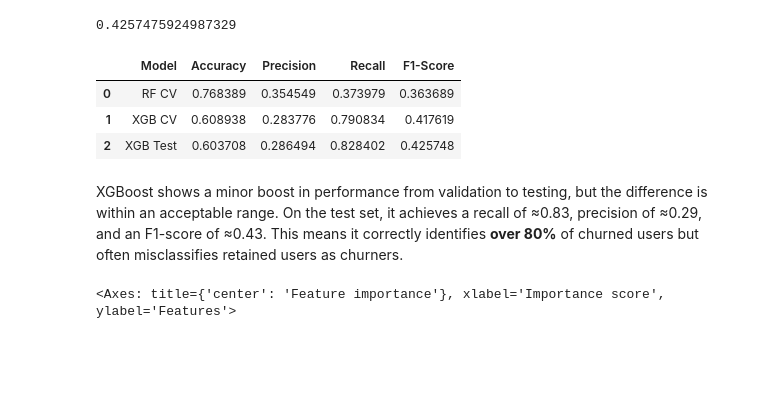
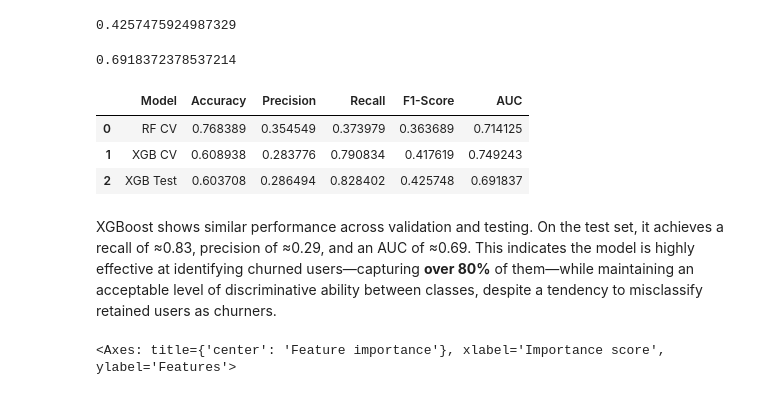
Before and after one commit to Juan-Nathan/waze-churn-prediction, a Jupyter notebook: 05_waze_tree_models.ipynb, the cells around one changed output. Saved outputs shown, nothing was run; the diff lists cells and outputs as text; code cells hidden in the pictures; blank space fills up the shorter version.

```diff
--- a/05_waze_tree_models.ipynb
+++ b/05_waze_tree_models.ipynb
@@ -349,7 +348,7 @@ param_grid = {
 }
 
 # Define a list of scoring metrics to capture
-scoring = ['accuracy', 'precision', 'recall', 'f1']
+scoring = ['accuracy', 'precision', 'recall', 'f1', 'roc_auc']
 
 # Grid search with 5-fold CV
 rf_grid = GridSearchCV(
@@ -394,14 +394,15 @@ def make_results(model_name: str, model_object, metric: str) -> pd.DataFrame:
                       Determines which metric is used to identify the best model.
 
     Returns:
-        pd.DataFrame: A single-row DataFrame with the accuracy, precision, recall, and F1 scores
+        pd.DataFrame: A single-row DataFrame with the accuracy, precision, recall, F1, and AUC scores
                       for the model with the best mean 'metric' score across all CV folds.
     '''
     metric_map = {
         'precision': 'mean_test_precision',
         'recall': 'mean_test_recall',
         'f1': 'mean_test_f1',
-        'accuracy': 'mean_test_accuracy'
+        'accuracy': 'mean_test_accuracy',
+        'roc_auc': 'mean_test_roc_auc'
     }
 
     cv_results = pd.DataFrame(model_object.cv_results_)
@@ -412,7 +413,8 @@ def make_results(model_name: str, model_object, metric: str) -> pd.DataFrame:
         'Accuracy': best_row.mean_test_accuracy,
         'Precision': best_row.mean_test_precision,
         'Recall': best_row.mean_test_recall,
-        'F1-Score': best_row.mean_test_f1
+        'F1-Score': best_row.mean_test_f1,
+        'AUC': best_row.mean_test_roc_auc,
     }])
 # %% [markdown]
 Pass the `GridSearch` object to the `make_results()` function.
@@ -428,7 +430,7 @@ Aside from the accuracy, the CV metrics aren't that good. Its recall and F1-scor
 #### XGBoost
 # %%
 # Instantiate the XGBoost classifier
-xgb = XGBClassifier(objective='binary:logistic', eval_metric='aucpr', random_state=42)
+xgb = XGBClassifier(objective='binary:logistic', random_state=42)
 
 # Define hyperparameter grid
 param_grid = {
@@ -440,7 +442,7 @@ param_grid = {
 }
 
 # Define a list of scoring metrics to capture
-scoring = ['accuracy', 'precision', 'recall', 'f1']
+scoring = ['accuracy', 'precision', 'recall', 'f1', 'roc_auc']
 
 # Grid search with 5-fold CV
 xgb_grid = GridSearchCV(
@@ -538,24 +540,31 @@ f1 = f1_score(y_test, y_preds)
 f1
 # %% [output]
 0.4257475924987329
+# %%
+# Calculate AUC
+auc = roc_auc_score(y_test, y_preds)
+auc
+# %% [output]
+0.6918372378537214
 # %%
 # Add XGBoost test results to the table
 xgb_test_results = pd.DataFrame({
     'Model': ['XGB Test'],
     'Accuracy': [accuracy],
     'Precision': [precision],
     'Recall': [recall],
-    'F1-Score': [f1]
+    'F1-Score': [f1],
+    'AUC': [auc]
 })
 results = pd.concat([results, xgb_test_results], axis=0, ignore_index=True)
 results
 # %% [output]
-|  | Model | Accuracy | Precision | Recall | F1-Score |
-| 0 | RF CV | 0.768389 | 0.354549 | 0.373979 | 0.363689 |
-| 1 | XGB CV | 0.608938 | 0.283776 | 0.790834 | 0.417619 |
-| 2 | XGB Test | 0.603708 | 0.286494 | 0.828402 | 0.425748 |
+|  | Model | Accuracy | Precision | Recall | F1-Score | AUC |
+| 0 | RF CV | 0.768389 | 0.354549 | 0.373979 | 0.363689 | 0.714125 |
+| 1 | XGB CV | 0.608938 | 0.283776 | 0.790834 | 0.417619 | 0.749243 |
+| 2 | XGB Test | 0.603708 | 0.286494 | 0.828402 | 0.425748 | 0.691837 |
 # %% [markdown]
-XGBoost shows a minor boost in performance from validation to testing, but the difference is within an acceptable range. On the test set, it achieves a recall of ≈0.83, precision of ≈0.29, and an F1-score of ≈0.43. This means it correctly identifies **over 80%** of churned users but often misclassifies retained users as churners.
+XGBoost shows similar performance across validation and testing. On the test set, it achieves a recall of ≈0.83, precision of ≈0.29, and an AUC of ≈0.69. This indicates the model is highly effective at identifying churned users—capturing **over 80%** of them—while maintaining an acceptable level of discriminative ability between classes, despite a tendency to misclassify retained users as churners.
 # %%
 # Inspect the most important features of the final model
 plot_importance(best_model)
```
Also changed, not shown: parts of 5 cells of this notebook.
